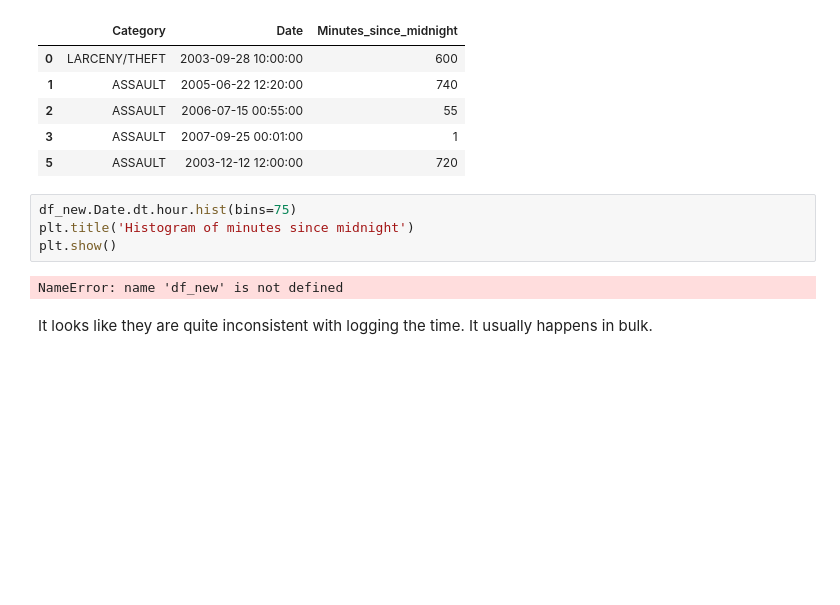
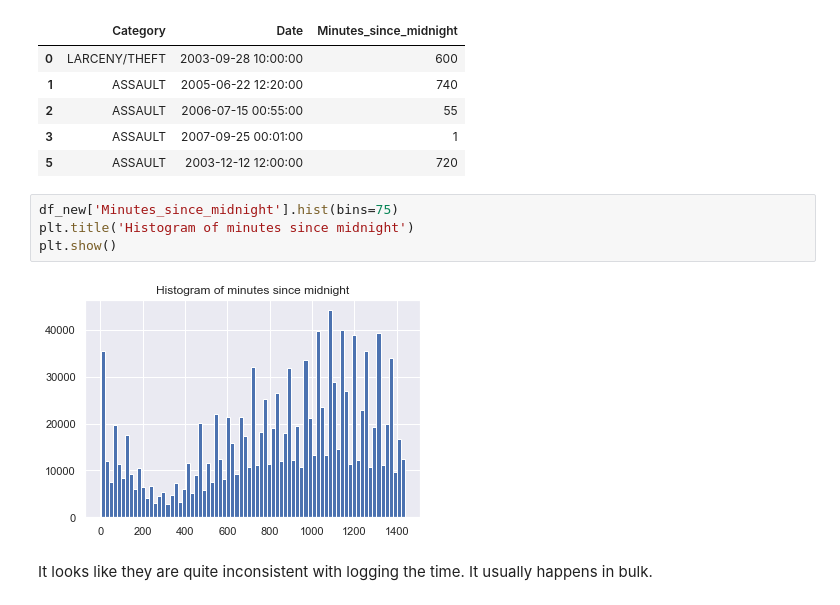
Before and after one commit to simonmoesorensen/socialdata2022, a Jupyter notebook: lectures/Week3.ipynb, the cells around one changed output. Saved outputs shown, nothing was run; the diff lists cells and outputs as text; blank space fills up the shorter version.

```diff
--- a/lectures/Week3.ipynb
+++ b/lectures/Week3.ipynb
@@ -330,11 +304,11 @@ See the caveats in the documentation: https://pandas.pydata.org/pandas-docs/stab
 | 3 | ASSAULT | 2007-09-25 00:01:00 | 1 |
 | 5 | ASSAULT | 2003-12-12 12:00:00 | 720 |
 # %%
-df_new.Date.dt.hour.hist(bins=75)
+df_new['Minutes_since_midnight'].hist(bins=75)
 plt.title('Histogram of minutes since midnight')
 plt.show()
 # %% [output]
-NameError: name 'df_new' is not defined
+[figure, added]
 # %% [markdown]
 It looks like they are quite inconsistent with logging the time. It usually happens in bulk.
 # %%
```
Also changed, not shown: parts of 4 cells of this notebook.
